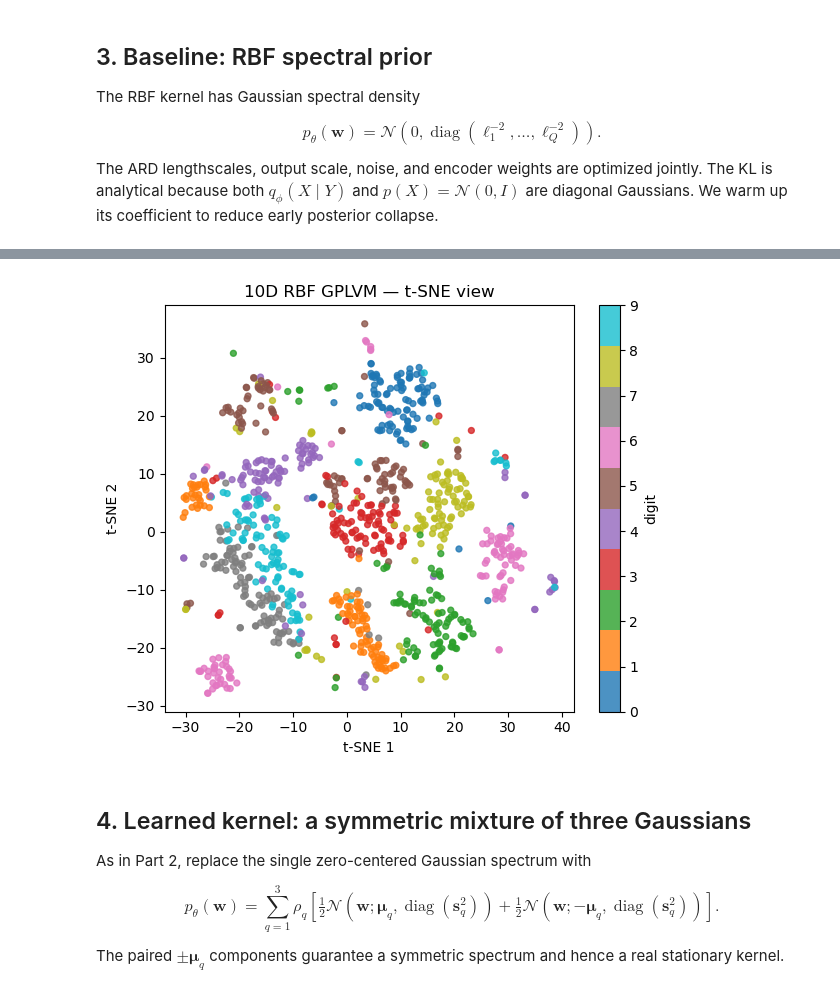
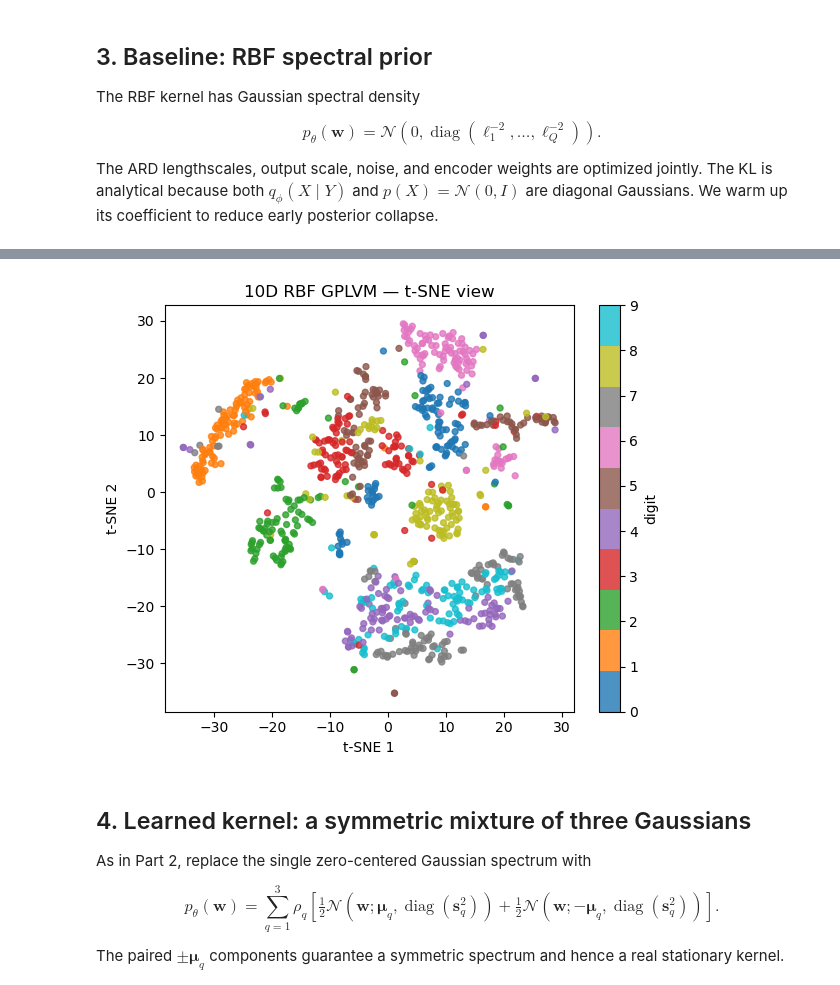
Before and after one commit to OLMOS-PM/GPPS_2026, a Jupyter notebook: gp_gplvm_mnist_demo.ipynb, the cells around one changed output, grey strips where cells are left out. Cells and saved outputs as stored; diff of their text form; code cells hidden in the pictures.

```diff
--- a/gp_gplvm_mnist_demo.ipynb
+++ b/gp_gplvm_mnist_demo.ipynb
@@ -129,13 +129,14 @@ device: cuda
 # %%
 # Shared configuration for every GPLVM variant in this notebook.
 LATENT_DIM = 10
-NUM_FOURIER_SAMPLES = 500
-NUM_EPOCHS = 5000
+NUM_FOURIER_SAMPLES = 200
+NUM_EPOCHS = 1000
 PRINT_EVERY = 100
-N_TSNE_VISUALIZE = 1000
+TSNE_NUM_POINTS = 1000
 
 print(
     f"configuration: Q={LATENT_DIM}, L={NUM_FOURIER_SAMPLES}, "
-    f"epochs={NUM_EPOCHS}, print_every={PRINT_EVERY}"
+    f"epochs={NUM_EPOCHS}, print_every={PRINT_EVERY}, "
+    f"t-SNE points={TSNE_NUM_POINTS}"
 )
 # %% [output]
@@ -264,35 +261,38 @@ def tsne_projection(z, perplexity=30.0, steps=750, seed=SEED):
     joint = torch.tensor(joint, dtype=torch.float32, device=device).clamp_min(1e-12)
 
     generator = torch.Generator(device=device).manual_seed(seed)
     projection = torch.nn.Parameter(1e-4 * torch.randn(n, 2, generator=generator, device=device))
     optimizer = torch.optim.Adam([projection], lr=0.5)
     for step in range(steps):
         optimizer.zero_grad(set_to_none=True)
         numerator = 1.0 / (1.0 + torch.cdist(projection, projection).square())
         numerator.fill_diagonal_(0.0)
         q = (numerator / numerator.sum()).clamp_min(1e-12)
         p = joint * (4.0 if step < 150 else 1.0)
         loss = (p * (p.log() - q.log())).sum()
         loss.backward()
         optimizer.step()
         with torch.no_grad():
             projection.sub_(projection.mean(0))
     return projection.detach().cpu().numpy()
 
 def plot_embedding(z_2d, labels, title, ax):
     scatter = ax.scatter(z_2d[:, 0], z_2d[:, 1], c=labels, cmap="tab10", s=18, alpha=.8)
     ax.set(title=title, xlabel="t-SNE 1", ylabel="t-SNE 2")
     return scatter
 
 z_rbf = latent_means(rbf_model, images)
-visualization_indices = np.arange(len(labels))[:N_TSNE_VISUALIZE]
+num_tsne_points = min(TSNE_NUM_POINTS, len(labels))
+visualization_indices = np.random.default_rng(SEED + 1).choice(
+    len(labels), size=num_tsne_points, replace=False
+)
 z_rbf_tsne = tsne_projection(z_rbf[visualization_indices], steps=500, seed=SEED)
 fig, ax = plt.subplots(figsize=(6, 5))
 plot_embedding(z_rbf_tsne, labels[visualization_indices], "10D RBF GPLVM — t-SNE view", ax)
 fig.colorbar(ax.collections[0], ax=ax, ticks=range(10), label="digit")
 plt.tight_layout()
 # %% [output]
-[figure, old version]
+[figure, new version]
 # %% [markdown]
 ## 4. Learned kernel: a symmetric mixture of three Gaussians
 
```
Also changed, not shown: parts of 10 cells of this notebook, 1 other file.
